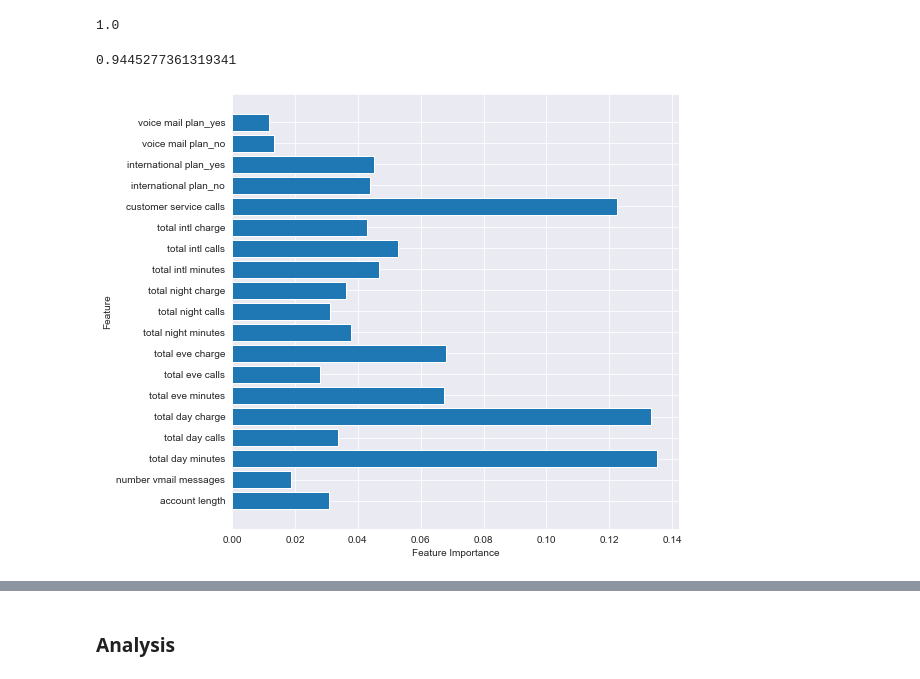
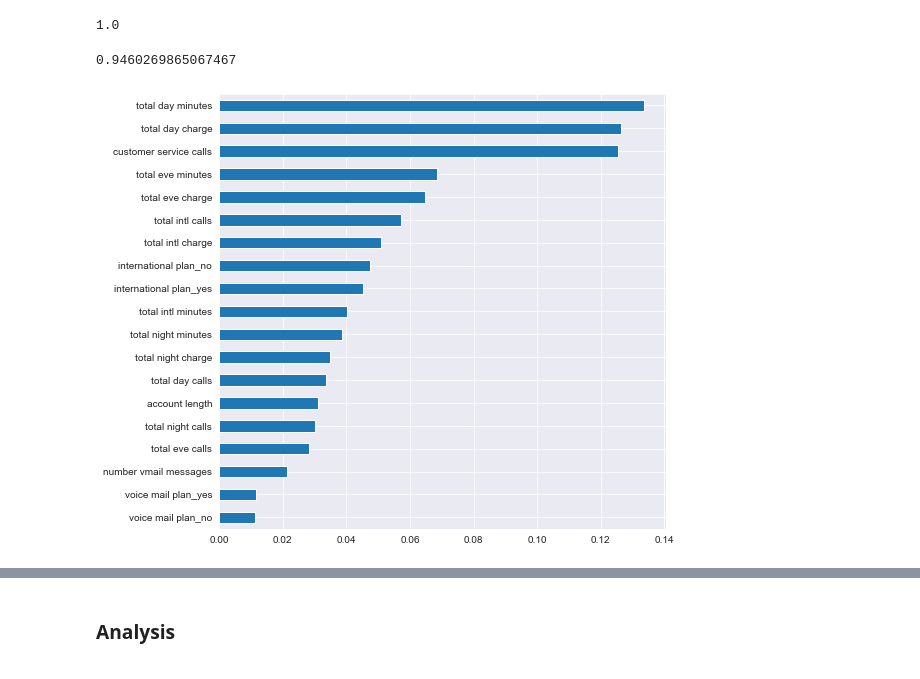
Before and after one commit to Ericusick/Telecom_Customer_Churn, a Jupyter notebook: Untitled.ipynb, the cells around one changed output, grey strips where cells are left out. Saved outputs shown, nothing was run; the diff lists cells and outputs as text; code cells hidden in the pictures.

```diff
--- a/Untitled.ipynb
+++ b/Untitled.ipynb
@@ -403,5 +412,5 @@ Name: churn, dtype: int64
 # %%
 #Instantiate and fitting
-tree_clf = DecisionTreeClassifier(criterion='gini', max_depth=5)
+tree_clf = DecisionTreeClassifier()
 tree_clf.fit(X_train, y_train)
 # %% [output]
@@ -430,0 +426,7 @@ plot_feature_importances(tree_clf)
+# %%
+#Make a function to quickly graph feature importances
+def plot_important_features(model):
+    important_features = pd.Series(data=model.feature_importances_,
+                                   index=X_train.columns)
+    important_features.sort_values(ascending=True,inplace=True)
+    important_features.plot(kind='barh', figsize=(8,8))
@@ -455,8 +459,7 @@ Testing Accuracy for Decision Tree Classifier: 93.7%
 ### Bagged Tree
 # %%
 #Instantiating BaggingClassifier
-bagged_tree = BaggingClassifier(DecisionTreeClassifier(criterion='gini',
-                                    max_depth = None), n_estimators = 10)
+bagged_tree = BaggingClassifier(DecisionTreeClassifier())
 # %%
 #Fitting to the training data
 bagged_tree.fit(X_train, y_train)
@@ -491,8 +496,8 @@ forest.score(X_train, y_train)
 #Test accuracy score
 forest.score(X_test, y_test)
 # %% [output]
-0.9445277361319341
+0.9460269865067467
 # %%
-plot_feature_importances(forest)
+plot_important_features(forest)
 # %% [output]
-[figure, old version]
+[figure, new version]
```
Also changed, not shown: parts of 90 cells of this notebook, 1 other file.
